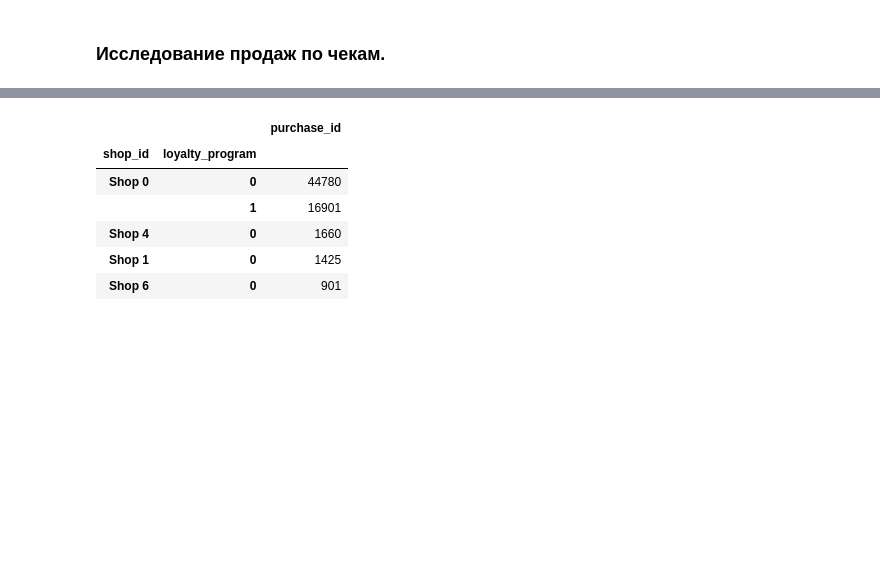
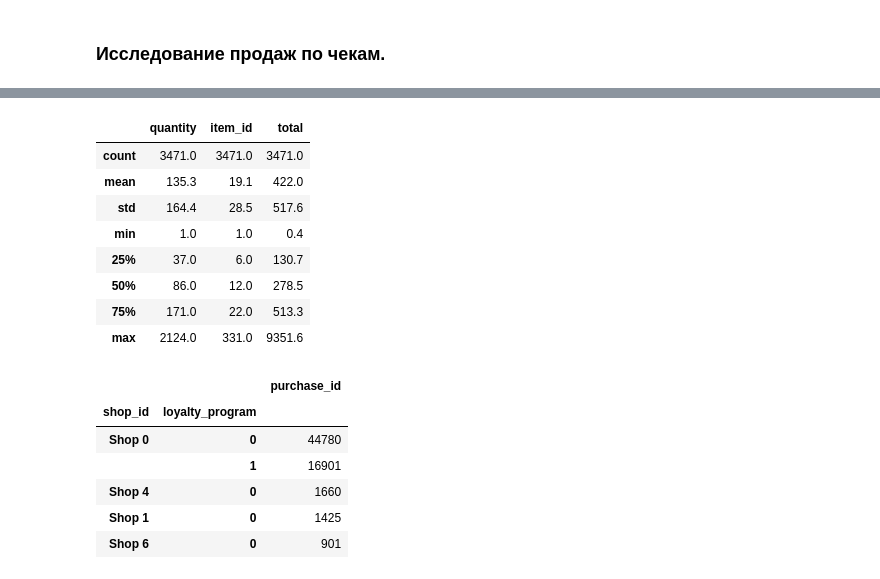
Before and after one commit to akirionenko/senior_progect, a Jupyter notebook: senior_project_1.ipynb, the cells around one changed output, grey strips where cells are left out. Cells and saved outputs as stored; diff of their text form; code cells hidden in the pictures; blank space fills up the shorter version.

```diff
--- a/senior_project_1.ipynb
+++ b/senior_project_1.ipynb
@@ -730,3 +745,16 @@ customer.describe().round(1)
+# %%
+#числовые характеристики
+purchase.describe().round(1)
+# %% [output]
+|  | quantity | item_id | total |
+| count | 3471.0 | 3471.0 | 3471.0 |
+| mean | 135.3 | 19.1 | 422.0 |
+| std | 164.4 | 28.5 | 517.6 |
+| min | 1.0 | 1.0 | 0.4 |
+| 25% | 37.0 | 6.0 | 130.7 |
+| 50% | 86.0 | 12.0 | 278.5 |
+| 75% | 171.0 | 22.0 | 513.3 |
+| max | 2124.0 | 331.0 | 9351.6 |
 # %%
 #проверим пристствие обоих групп лояльности
 retail.groupby(['shop_id','loyalty_program']).agg({'purchase_id':'count'}).sort_values(by='purchase_id', ascending=False).head()
```
Also changed, not shown: parts of 5 cells of this notebook.
